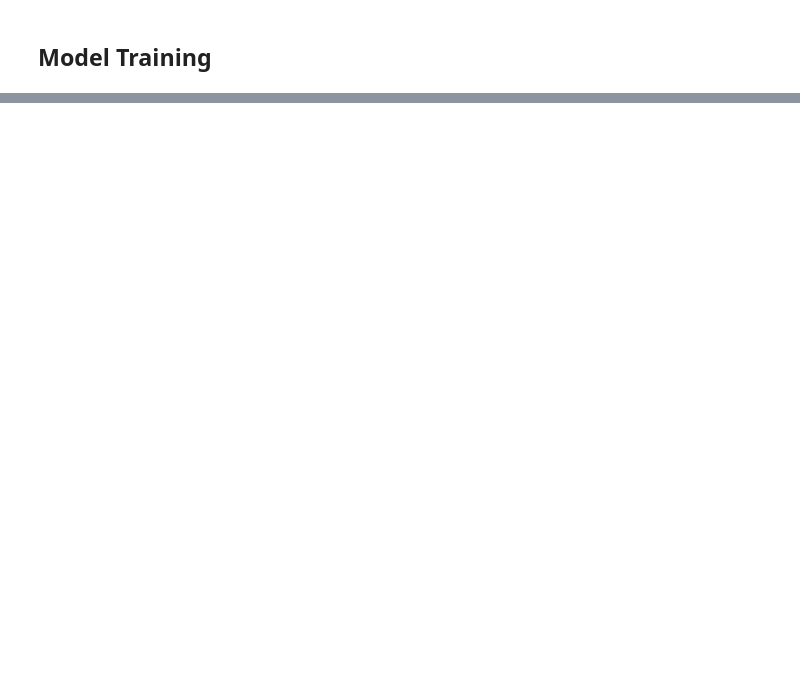
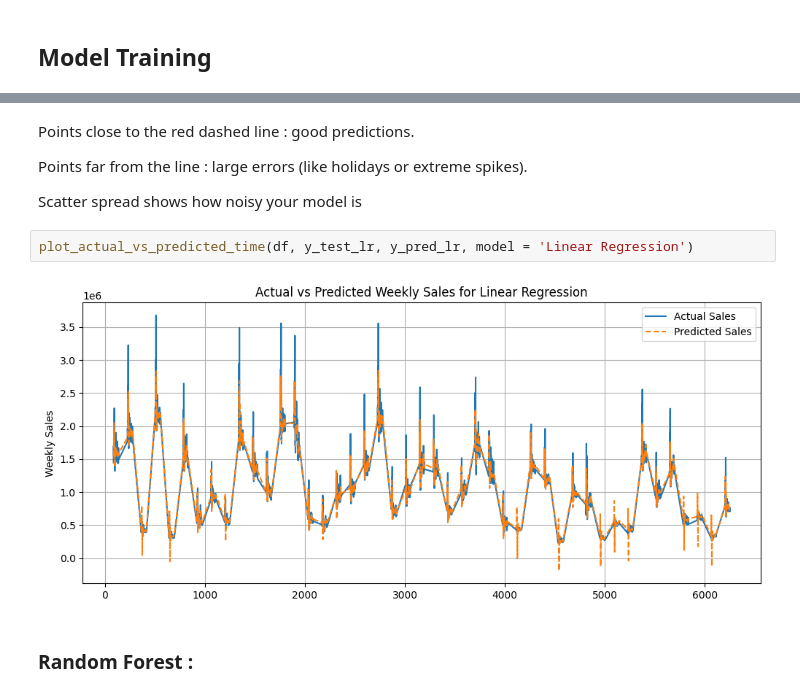
Before and after one commit to YassineICHIRRI/weekly-sales-prediction, a Jupyter notebook: notebooks/EDA.ipynb, the cells around one changed output, grey strips where cells are left out. Drawn from its saved outputs; the diff is of its cells as text; blank space fills up the shorter version.

```diff
--- a/notebooks/EDA.ipynb
+++ b/notebooks/EDA.ipynb
@@ -697,0 +610,12 @@ print(xgb.__version__)
+# %% [markdown]
+Points close to the red dashed line : good predictions.
+
+Points far from the line : large errors (like holidays or extreme spikes).
+
+Scatter spread shows how noisy your model is
+# %%
+plot_actual_vs_predicted_time(df, y_test_lr, y_pred_lr, model = 'Linear Regression')
+# %% [output]
+[figure, added]
+# %% [markdown]
+### Random Forest :
```
Also changed, not shown: parts of 57 cells of this notebook, 14 other files.
